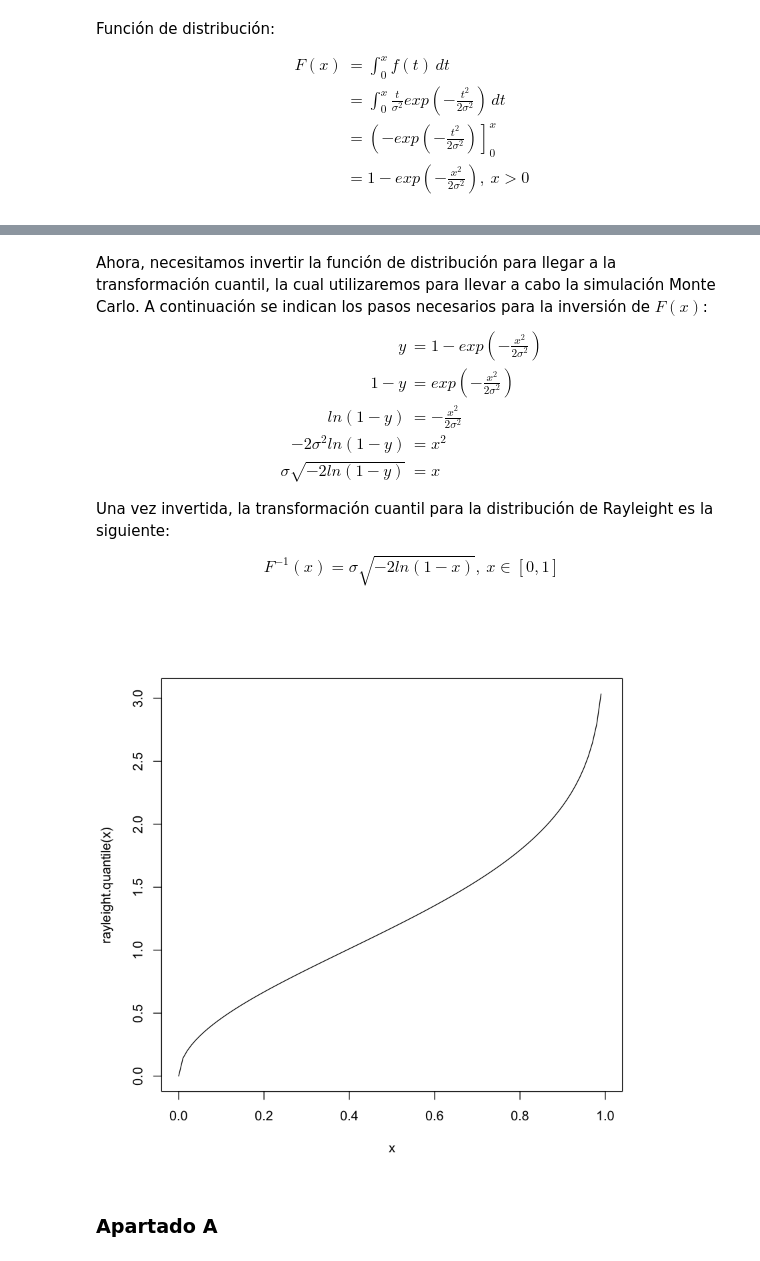
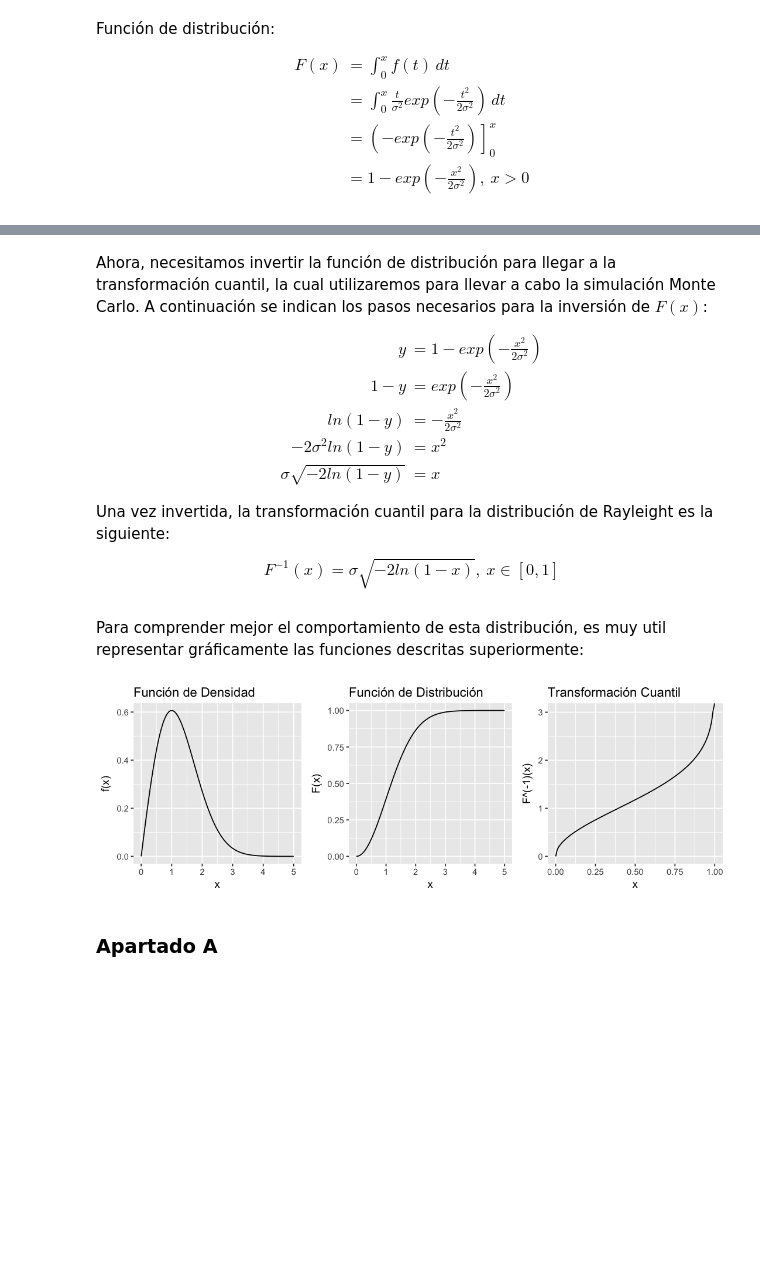
Before and after one commit to garciparedes/monte-carlo-simulation-rayleigh-distribution, a Jupyter notebook: monte-carlo-simulation-of-rayleigh-distribution.ipynb, the cells around one changed output, grey strips where cells are left out. Drawn from its saved outputs; the diff is of its cells as text; code cells hidden in the pictures; blank space fills up the shorter version.

Commit message:
Working on Quantile Transformation

```diff
--- a/monte-carlo-simulation-of-rayleigh-distribution.ipynb
+++ b/monte-carlo-simulation-of-rayleigh-distribution.ipynb
@@ -52,9 +57,10 @@ curve(rayleight.distribution(x), from = 0.001, to = 5)
 # %% [markdown]
 Ahora, necesitamos invertir la función de distribución para llegar a la transformación cuantil, la cual utilizaremos para llevar a cabo la simulación Monte Carlo. A continuación se indican los pasos necesarios para la inversión de $F(x)$:
+
 \begin{align}
-y  &= 1 -exp\left(-\frac{x^2}{2\sigma^2}\right) \\
-1 - y  &= exp\left(-\frac{x^2}{2\sigma^2}\right) \\
-ln\left(1 - y \right)  &= -\frac{x^2}{2\sigma^2} \\
+y  &= 1 -exp \left( - \frac{x^2}{2 \sigma ^ 2}\right) \\
+1 - y  &= exp \left(- \frac{x^2}{2 \sigma ^ 2}\right) \\
+ln\left(1 - y \right) &= -\frac{x ^ 2}{2 \sigma ^ 2} \\
 -2\sigma^2ln\left(1 - y \right)  &= x^2 \\
 \sigma\sqrt{-2ln\left(1 - y \right)}  &= x
 \end{align}
@@ -68,10 +74,26 @@ F^{-1}(x) = \sigma\sqrt{-2ln\left(1 - x \right)}, \ x \in [0, 1]
 rayleight.quantile <- function(x, sigma = 1) {
     sigma * sqrt(- 2 * log(1 - x))
 }
-# %%
-curve(rayleight.quantile(x), from = 0.00, to = 1)
-# %% [output]
-[figure, removed]
+# %% [markdown]
+Para comprender mejor el comportamiento de esta distribución, es muy util representar gráficamente las funciones descritas superiormente:
+# %%
+options(repr.plot.height = 3, repr.plot.width = 9)
+grid.arrange(
+    ggplot(data.frame(x=c(0, 5)), aes(x)) +
+        stat_function(fun = rayleight.density) +
+        ylab("f(x)") +
+        ggtitle("Función de Densidad"),
+    ggplot(data.frame(x=c(0, 5)), aes(x)) +
+        stat_function(fun = rayleight.distribution) +
+        ylab("F(x)") +
+        ggtitle("Función de Distribución"),
+    ggplot(data.frame(x=c(0, 1)), aes(x)) +
+        stat_function(fun = rayleight.quantile) +
+        ylab("F^(-1)(x)") +
+        ggtitle("Transformación Cuantil"),
+    ncol = 3)
+# %% [output]
+[figure, added]
 # %% [markdown]
 ### Apartado A
 # %% [markdown]
```
Also changed, not shown: parts of 7 cells of this notebook.
